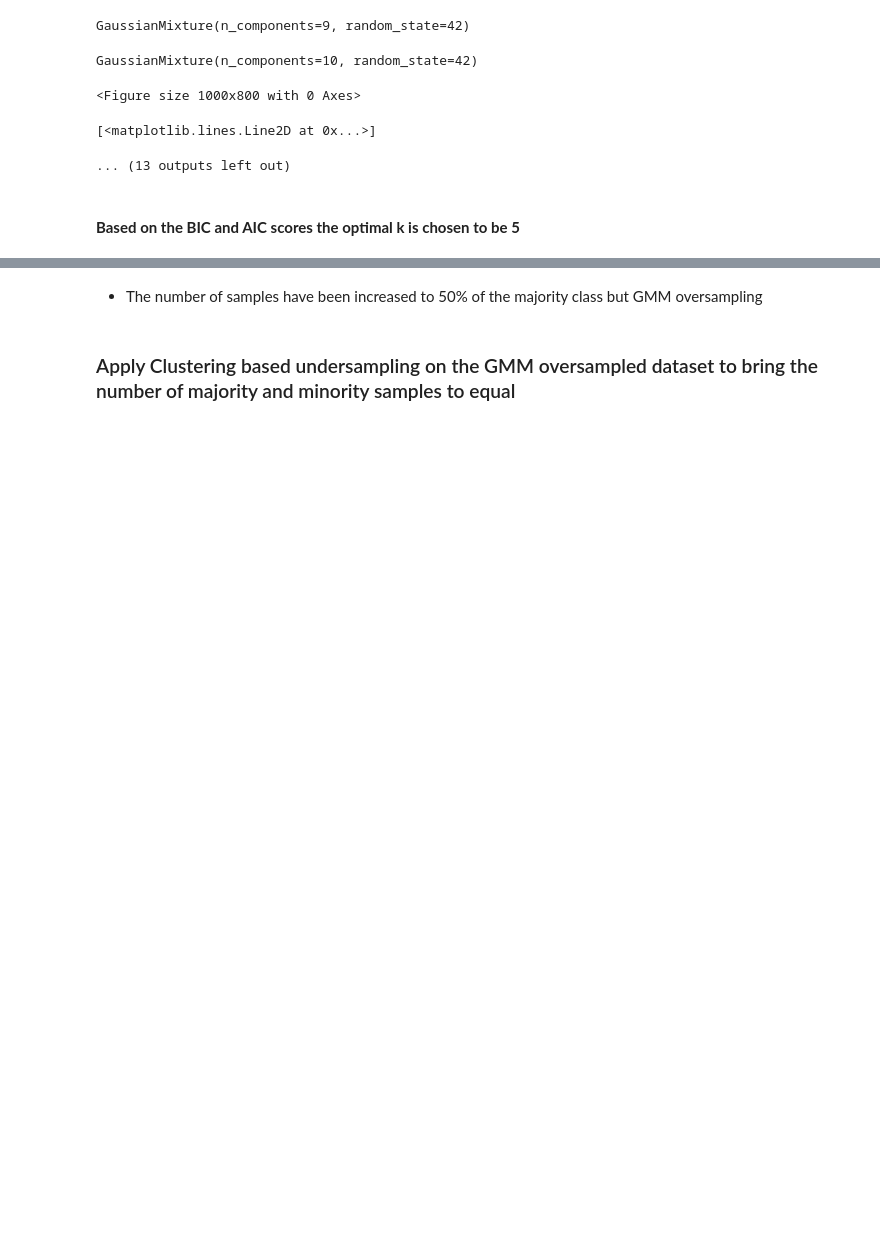
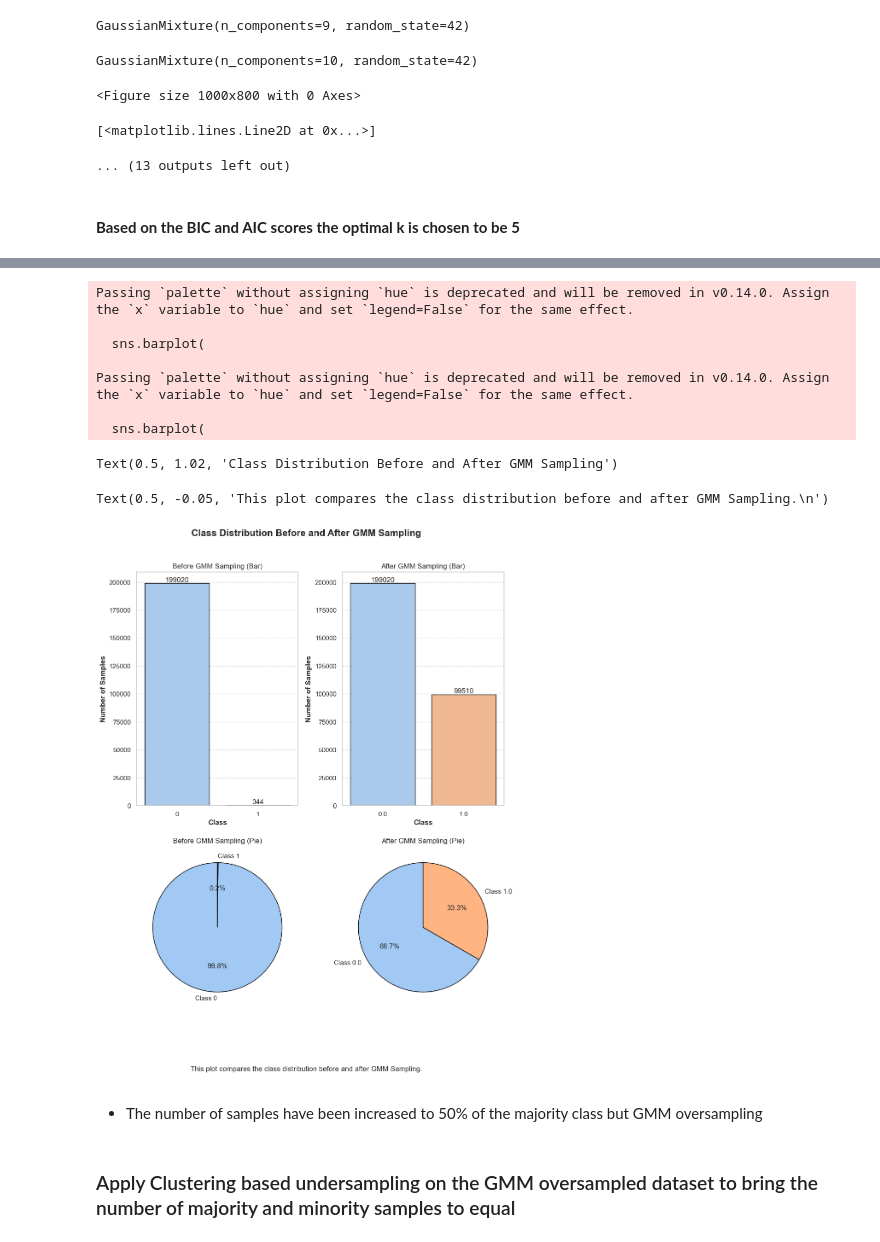
Before and after one commit to ItsKowshik/DA5401_Assignment_4, a Jupyter notebook: A4_ID25M803.ipynb, the cells around one changed output, grey strips where cells are left out. Saved outputs shown, nothing was run; the diff lists cells and outputs as text; code cells hidden in the pictures; blank space fills up the shorter version.

Commit message:
Added Pie Charts

```diff
--- a/A4_ID25M803.ipynb
+++ b/A4_ID25M803.ipynb
@@ -443,3 +409,62 @@ Passing `palette` without assigning `hue` is deprecated and will be removed in v
+# %%
+
+fig, axes = plt.subplots(2, 2, figsize=(10, 12))
+def plot_bar(y, title, ax):
+    counts = Counter(y)
+    sns.barplot(
+        x=list(counts.keys()), y=list(counts.values()),
+        ax=ax, palette="pastel", edgecolor="black", linewidth=1
+    )
+    ax.set_title(title)
+    ax.set_xlabel("Class", fontsize=12, fontweight="bold")
+    ax.set_ylabel("Number of Samples", fontsize=12, fontweight="bold")
+    ax.grid(axis="y", linestyle="--", alpha=0.7)
+    for i, v in enumerate(counts.values()):
+        ax.text(i, v + 1, str(v), ha="center", va="bottom")
+
+def plot_pie(y, title, ax):
+    counts = Counter(y)
+    ax.pie(
+        list(counts.values()),
+        labels=[f"Class {c}" for c in counts.keys()],
+        autopct="%1.1f%%",
+        colors=sns.color_palette("pastel"),
+        startangle=90,
+        wedgeprops=dict(edgecolor="black")
+    )
+    ax.set_title(title)
+
+# Top row: bar charts
+plot_bar(y_train,     "Before GMM Sampling (Bar)", axes[0, 0])
+plot_bar(y_train_gmm, "After GMM Sampling (Bar)",  axes[0, 1])
+
+# Bottom row: pie charts
+plot_pie(y_train,     "Before GMM Sampling (Pie)", axes[1, 0])
+plot_pie(y_train_gmm, "After GMM Sampling (Pie)",  axes[1, 1])
+
+plt.suptitle("Class Distribution Before and After GMM Sampling",
+             fontsize=16, fontweight="bold", y=1.02)
+#plt.suptitle("Class Distribution before and after GMM Sampling", fontsize=16, fontweight="bold", y=1.05)
+#plt.xlabel("Class", fontsize=14, fontweight="bold")
+#plt.ylabel("Number of Samples", fontsize=14, fontweight="bold")
+plt.figtext(
+    0.5, -0.05,
+    "This plot compares the class distribution before and after GMM Sampling.\n",
+    wrap=True, ha="center", fontsize=12);
+plt.tight_layout()
+plt.tight_layout()
+plt.show()
+# %% [output]
+Passing `palette` without assigning `hue` is deprecated and will be removed in v0.14.0. Assign the `x` variable to `hue` and set `legend=False` for the same effect.
+
+  sns.barplot(
+
+Passing `palette` without assigning `hue` is deprecated and will be removed in v0.14.0. Assign the `x` variable to `hue` and set `legend=False` for the same effect.
+
+  sns.barplot(
+Text(0.5, 1.02, 'Class Distribution Before and After GMM Sampling')
+Text(0.5, -0.05, 'This plot compares the class distribution before and after GMM Sampling.\n')
+[figure, added]
 # %% [markdown]
 - The number of samples have been increased to 50% of the majority class but GMM oversampling
 # %% [markdown]
```
Also changed, not shown: parts of 8 cells of this notebook.
